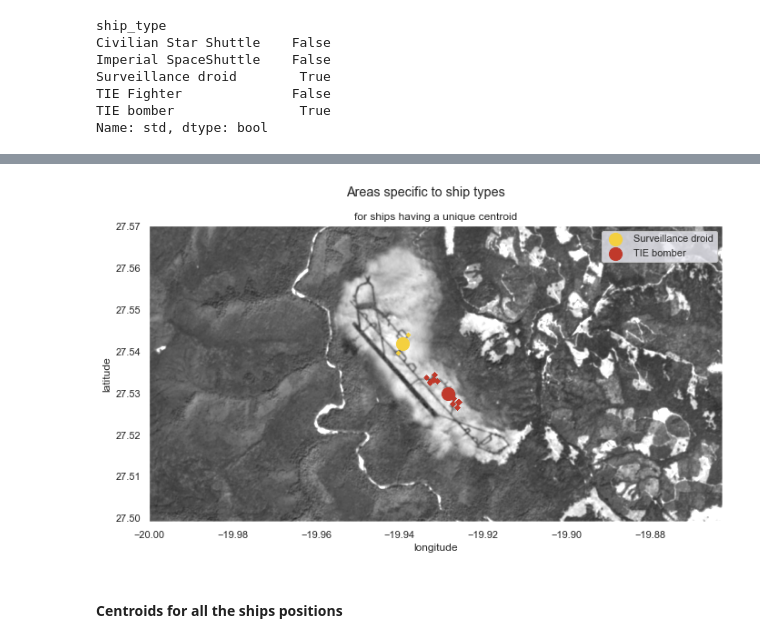
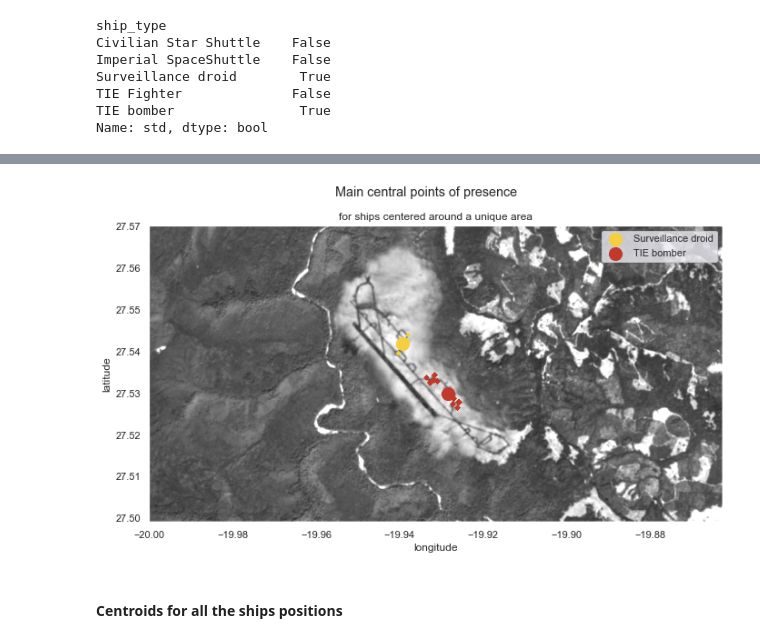
Before and after one commit to AlexisBogroff/geo_challenge, a Jupyter notebook: part_3_2_eda_exploration.ipynb, the cells around one changed output, grey strips where cells are left out. Drawn from its saved outputs; the diff is of its cells as text; code cells hidden in the pictures.

```diff
--- a/part_3_2_eda_exploration.ipynb
+++ b/part_3_2_eda_exploration.ipynb
@@ -369,29 +363,29 @@ ma_centroid
 # %%
 plt.figure(figsize=(12, 6))
 # Draw background
 plt.imshow(img_arr, zorder=.5, cmap='gray', vmin=0, vmax=180, extent=raster.extent)
 
 # Add ships centroids positions (corresponding to mean with low std)
 for ship in ma_centroid.index:
     # Centroid
     x = ma_centroid['lon']['mean'].loc[ship]
     y = ma_centroid['lat']['mean'].loc[ship]
     color = ship_color_table[ship]
     plt.scatter([x], [y], label=ship, s=200, c=color)
 
     # Corresponding ships positions
     ma_ship_type = data['ship_type'] == ship
     plt.scatter(data[ma_ship_type]['lon'], data[ma_ship_type]['lat'], c=color, s=10, marker='D')
 
 
-plt.suptitle('Areas specific to ship types')
-plt.title('for ships having a unique centroid')
+plt.suptitle('Main central points of presence')
+plt.title('for ships centered around a unique area')
 plt.legend()
 plt.xlabel('longitude')
 plt.ylabel('latitude')
 plt.show()
 # %% [output]
-[figure, old version]
+[figure, new version]
 # %% [markdown]
 #### Centroids for all the ships positions
 # %%
```
Also changed, not shown: parts of 4 cells of this notebook.
